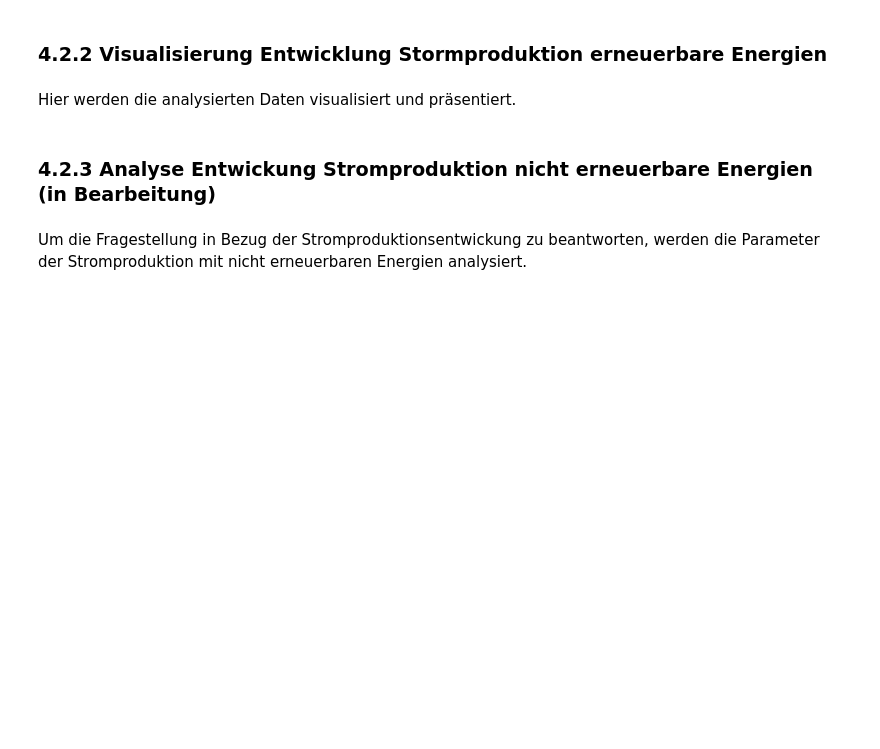
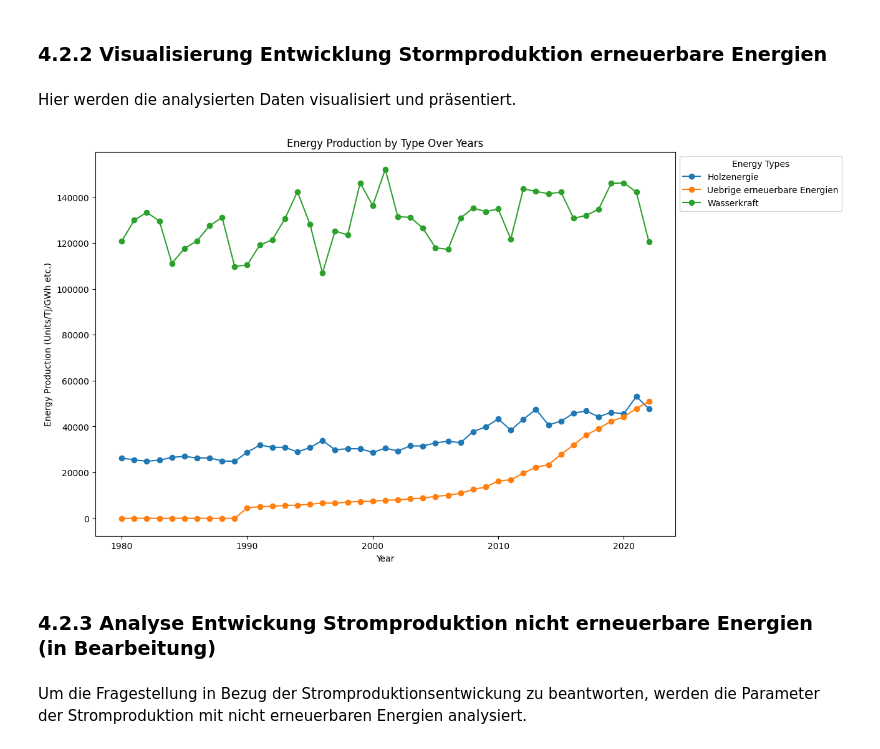
Before and after one commit to michaelzimmermannstudhslu/BINA_2024_energy_research, a Jupyter notebook: bina_casestudy_adhumezi.ipynb, the cells around one changed output. Saved outputs shown, nothing was run; the diff lists cells and outputs as text; code cells hidden in the pictures; blank space fills up the shorter version.

```diff
--- a/bina_casestudy_adhumezi.ipynb
+++ b/bina_casestudy_adhumezi.ipynb
@@ -709,6 +709,8 @@ totalEnergy_pivoted_data = EnergieDatenEndverbrauchSummiert.pivot_table(index='J
 totalSector_pivoted_data = EnergieDatenSektorenSummiert.pivot_table(index='Jahr', columns='Rubrik', values='Percentage', fill_value=0)
 # %%
 renewable_pivoted_data = renewableEnergydataInlandImport.pivot_table(index='Jahr', columns='Energietraeger', values='Percentage', fill_value=0)
+# %%
+renewable_tj_pivoted_data = renewableEnergydataInlandImport.pivot_table(index='Jahr', columns='Energietraeger', values='TJ', fill_value=0)
 # %%
 # Pivot the data for plotting
 energyInlandImport_pivoted_data = EnergiedatenInlandImport.pivot_table(index='Jahr', columns='Energietraeger', values='Percentage', fill_value=0)
@@ -1162,6 +1164,23 @@ Hier werden die analysierten Daten visualisiert und präsentiert.
 #Hier Visualisierung mit "Single Line Chart" machen
 #Daten -> StromProduktionErneuerbareEnergien = Import ['Uebrige erneuerbare Energien' + 'Holzenergie']  + Inlandproduktion ['Uebrige erneuerbare Energien' + 'Holzenergie' + 'Wasserkraft']
 #Status -> Ready to update existing code
+# %%
+fig, ax = plt.subplots(figsize=(12, 8))
+
+# Plotting each column as a separate line
+for col in renewable_tj_pivoted_data.columns:
+    ax.plot(renewable_tj_pivoted_data.index, renewable_tj_pivoted_data[col], marker='o', label=col)
+
+# Setting up the chart with titles and labels
+ax.set_title('Energy Production by Type Over Years')
+ax.set_xlabel('Year')
+ax.set_ylabel('Energy Production (Units/TJ/GWh etc.)')  # Adjust the unit based on your data
+ax.legend(title='Energy Types', loc='upper left', bbox_to_anchor=(1, 1))
+
+# Show the plot
+plt.show()
+# %% [output]
+[figure, added]
 # %% [markdown]
 ### 4.2.3 Analyse Entwickung Stromproduktion nicht erneuerbare Energien (in Bearbeitung)
 # %% [markdown]
```
